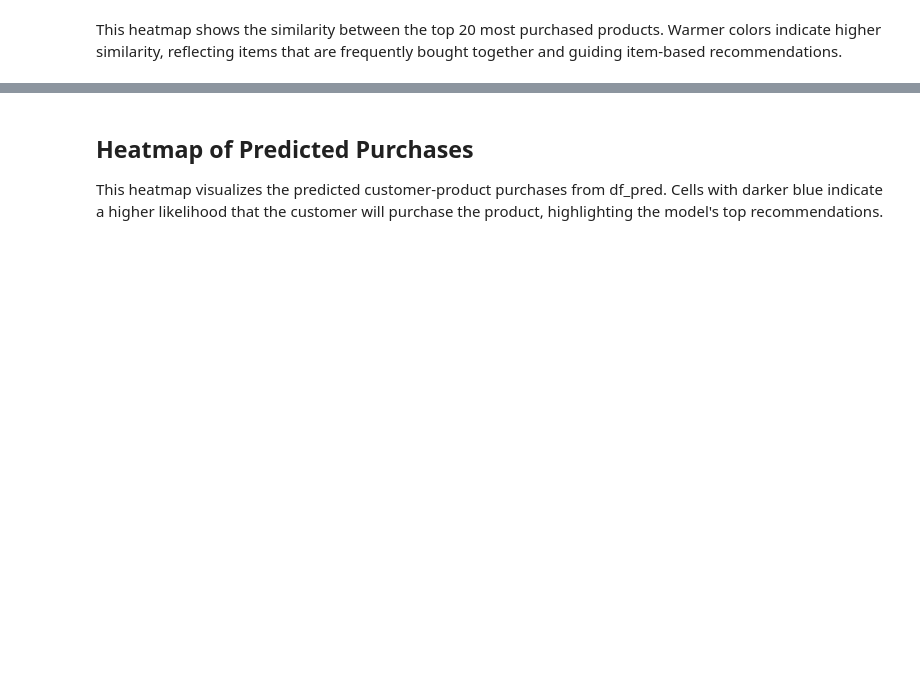
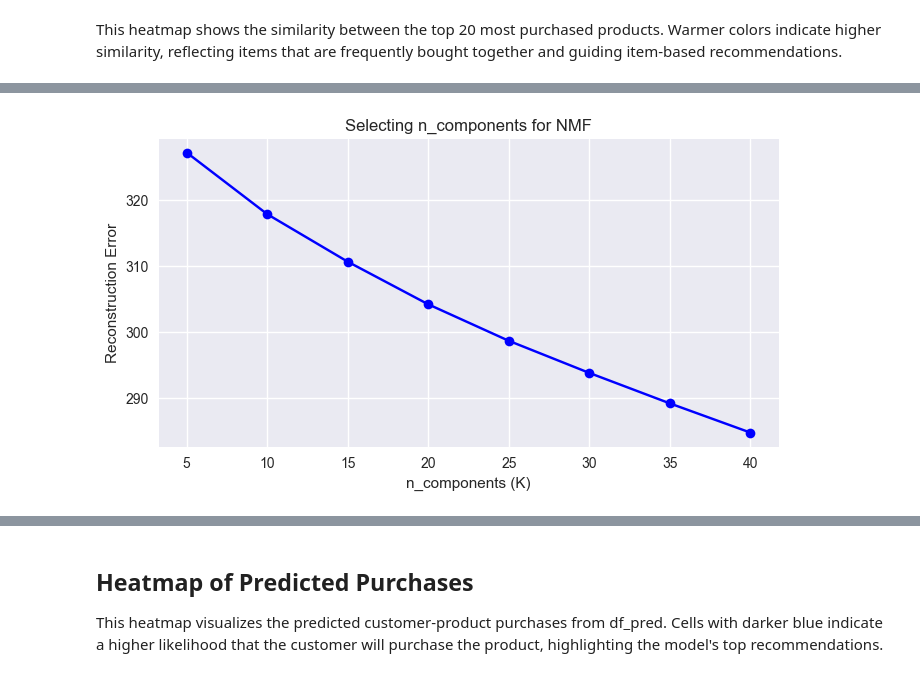
Before and after one commit to ligenchang/CSCA_5632_Final_Project, a Jupyter notebook: main.ipynb, the cells around one changed output, grey strips where cells are left out. Cells and saved outputs as stored; diff of their text form; code cells hidden in the pictures; blank space fills up the shorter version.

```diff
--- a/main.ipynb
+++ b/main.ipynb
@@ -935,68 +1164,21 @@ This is quite interesting to implement NMF to make the sales forcasting
 # %%
-import pandas as pd
-import numpy as np
-from sklearn.decomposition import NMF
-from sklearn.metrics import mean_squared_error
-import matplotlib.pyplot as plt
+K_list = list(range(5, 41, 5))
+errors = []
+X_sample = Z[:, :, 0]
 
-df_clean['InvoiceDate'] = pd.to_datetime(df_clean['InvoiceDate'])
-df_clean['Month'] = df_clean['InvoiceDate'].dt.to_period('M')
+for K_try in K_list:
+    nmf = NMF(n_components=K_try, init='nndsvda', random_state=42, max_iter=500)
+    W = nmf.fit_transform(X_sample)
+    H = nmf.components_
+    recon_error = np.linalg.norm(X_sample - W @ H, ord='fro')
+    print(f"K={K_try}, Reconstruction Error: {recon_error:.4f}")
+    errors.append(recon_error)
 
-customers = df_clean['Customer ID'].unique()
-products = df_clean['StockCode'].unique()
-months = df_clean['Month'].sort_values().unique()
-T = len(months)
-
-customer_to_idx = {c: i for i, c in enumerate(customers)}
-product_to_idx = {p: i for i, p in enumerate(products)}
-month_to_idx = {m: i for i, m in enumerate(months)}
-
-df_clean['CustomerIdx'] = df_clean['Customer ID'].map(customer_to_idx)
-df_clean['ProductIdx'] = df_clean['StockCode'].map(product_to_idx)
-df_clean['MonthIdx'] = df_clean['Month'].map(month_to_idx)
-
-# --- Build tensor Z (product x customer x month) ---
-Z = np.zeros((len(products), len(customers), T), dtype=np.float32)
-indices = df_clean[['ProductIdx', 'CustomerIdx', 'MonthIdx']].values
-quantities = df_clean['Quantity'].values
-Z[indices[:, 0], indices[:, 1], indices[:, 2]] = quantities
-
-Z = np.log1p(Z)
-
-# --- Average over time dimension ---
-XAve = Z.mean(axis=2)  # product x customer matrix
-
-# --- hyperparameter sweep for latent factors ---
-component_list = [5, 10, 15, 20, 25, 30, 35, 40]
-results = []
-
-for K in component_list:
-    try:
-        nmf_model = NMF(
-            n_components=K,
-            init='nndsvda',
-            random_state=42,
-            max_iter=500
-        )
-        U = nmf_model.fit_transform(XAve)
-        V = nmf_model.components_
-        X_reconstructed = U @ V
-        mse = mean_squared_error(XAve, X_reconstructed)
-        results.append({'n_components': K, 'MSE': mse})
-        print(f"K={K} -> MSE: {mse:.6f}")
-    except Exception as e:
-        print(f"K={K} failed: {e}")
-
-df_results = pd.DataFrame(results)
-print("\hyperparameter Sweep Results:")
-print(df_results)
-
-# --- Plot MSE vs n_components ---
-plt.figure(figsize=(6, 4))
-plt.plot(df_results['n_components'], df_results['MSE'], marker='o')
-plt.xlabel('Latent Dimensions (n_components)')
-plt.ylabel('Reconstruction MSE')
-plt.title('NMF Parameter Sweep')
+plt.figure(figsize=(8,4))
+plt.plot(K_list, errors, 'o-', color='blue')
+plt.xlabel('n_components (K)')
+plt.ylabel('Reconstruction Error')
+plt.title('Selecting n_components for NMF')
 plt.grid(True)
-plt.tight_layout()
 plt.show()
+# %% [output]
@@ -1003 +1193,2 @@ plt.show()
+[figure, added]
 # %% [markdown]
```
Also changed, not shown: parts of 40 cells of this notebook.
